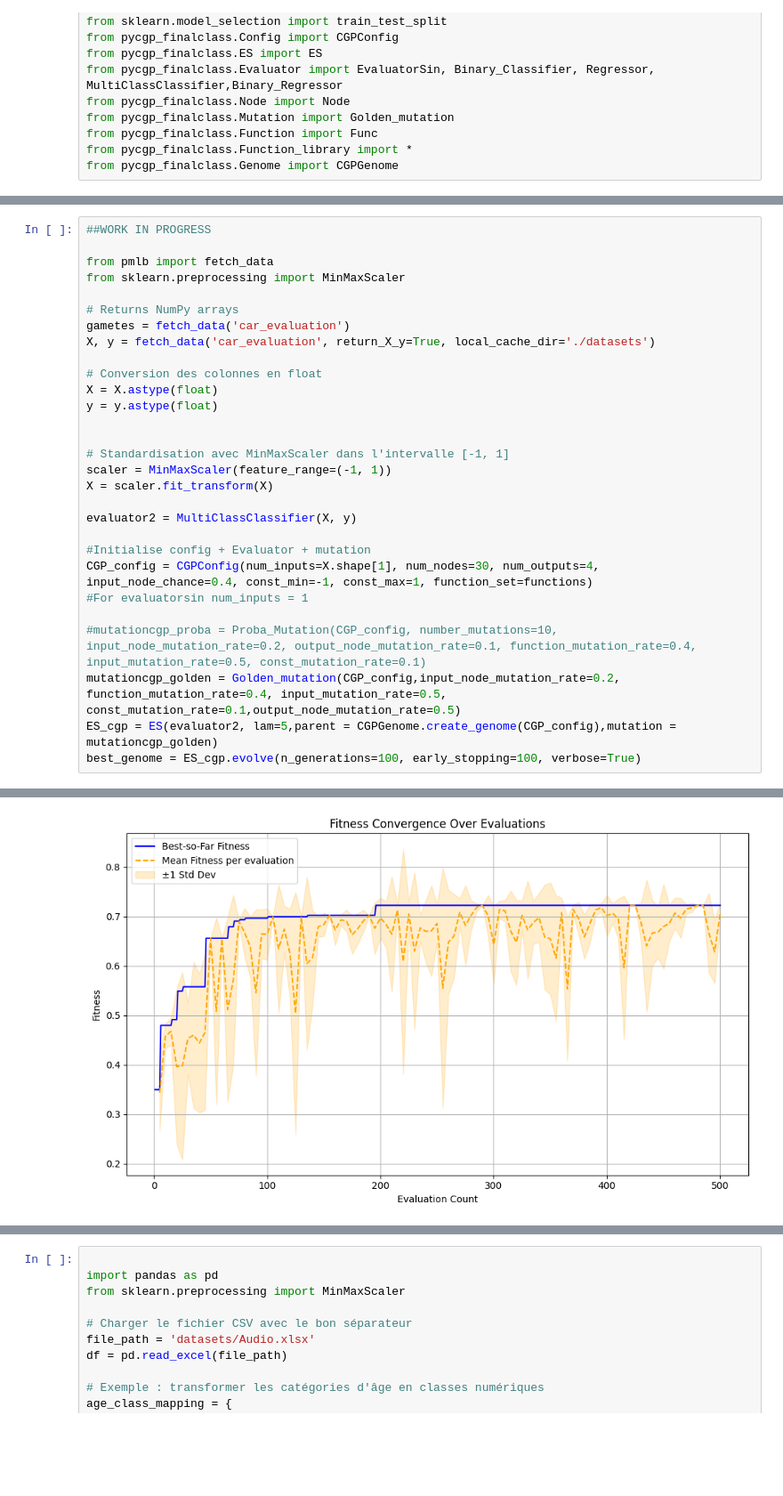
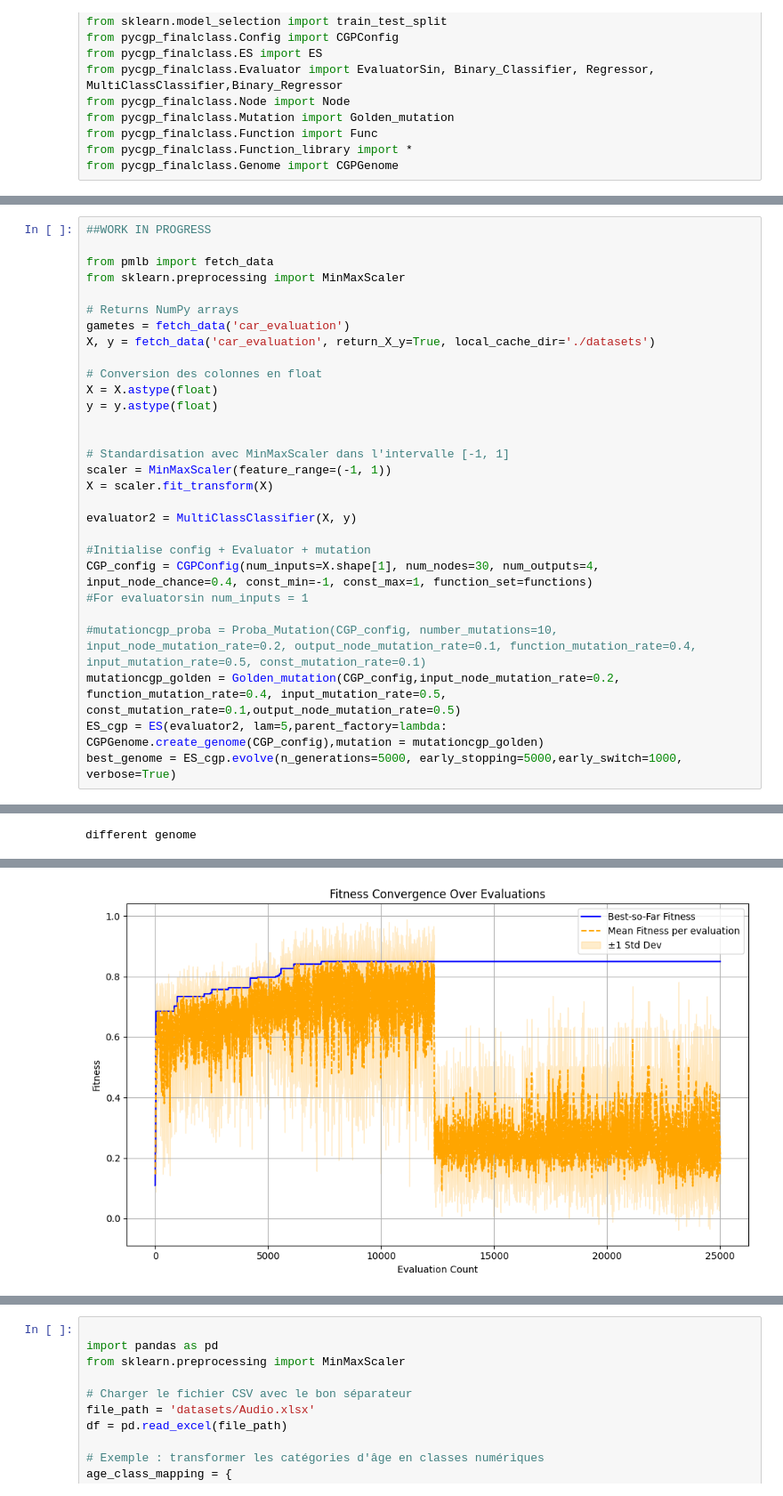
Before and after one commit to yurilavinas/pyCGP2.0, a Jupyter notebook: Exemple.ipynb, the cells around one changed output, grey strips where cells are left out. Shown at 89% size. Cells and saved outputs as stored; diff of their text form; blank space fills up the shorter version.

Commit message:
switch genome feature + other changes

```diff
--- a/Exemple.ipynb
+++ b/Exemple.ipynb
@@ -298,6 +294,6 @@ CGP_config = CGPConfig(num_inputs=X.shape[1], num_nodes=30, num_outputs=4, input
 
 #mutationcgp_proba = Proba_Mutation(CGP_config, number_mutations=10, input_node_mutation_rate=0.2, output_node_mutation_rate=0.1, function_mutation_rate=0.4, input_mutation_rate=0.5, const_mutation_rate=0.1)
 mutationcgp_golden = Golden_mutation(CGP_config,input_node_mutation_rate=0.2, function_mutation_rate=0.4, input_mutation_rate=0.5, const_mutation_rate=0.1,output_node_mutation_rate=0.5)
-ES_cgp = ES(evaluator2, lam=5,parent = CGPGenome.create_genome(CGP_config),mutation = mutationcgp_golden)
-best_genome = ES_cgp.evolve(n_generations=100, early_stopping=100, verbose=True)
+ES_cgp = ES(evaluator2, lam=5,parent_factory=lambda: CGPGenome.create_genome(CGP_config),mutation = mutationcgp_golden)
+best_genome = ES_cgp.evolve(n_generations=5000, early_stopping=5000,early_switch=1000, verbose=True)
 # %% [output]
@@ -320,0 +303 @@ min(x5, exp(atan(ceil(x3)), ceil(x3)))
+different genome
@@ -321 +321 @@ min(x5, exp(atan(ceil(x3)), ceil(x3)))
-[figure, old version]
+[figure, new version]
```
Also changed, not shown: parts of 14 cells of this notebook, 23 other files.
